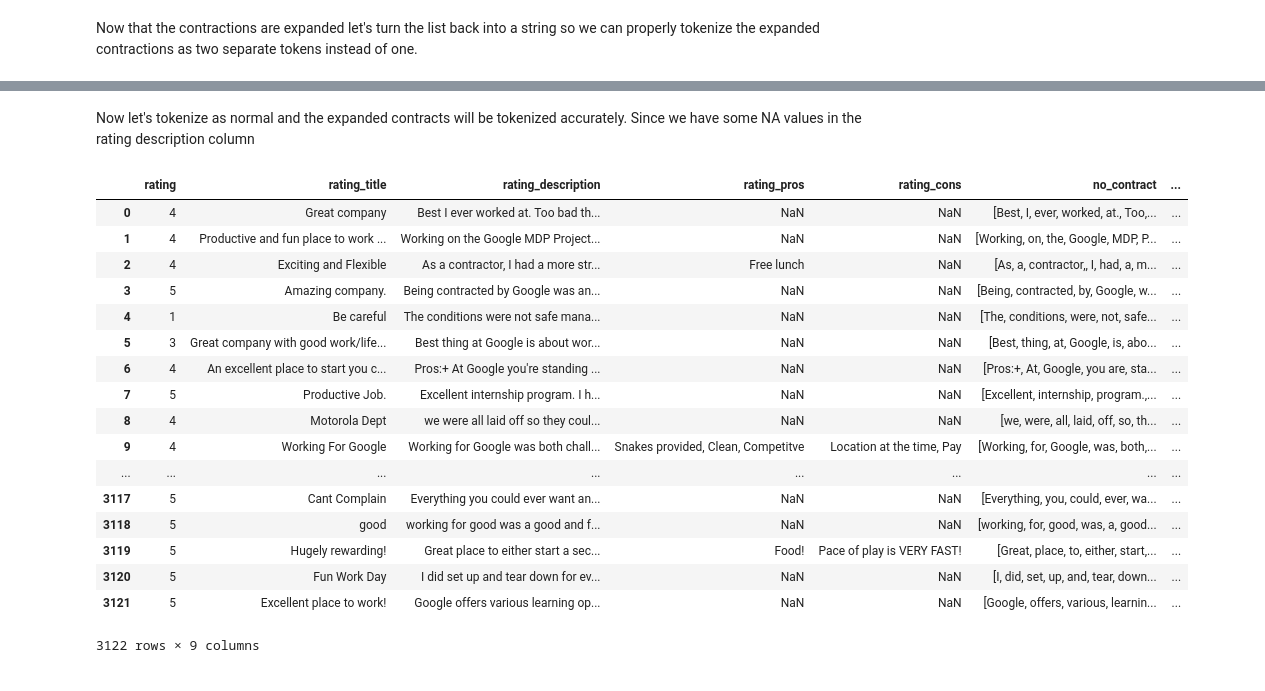
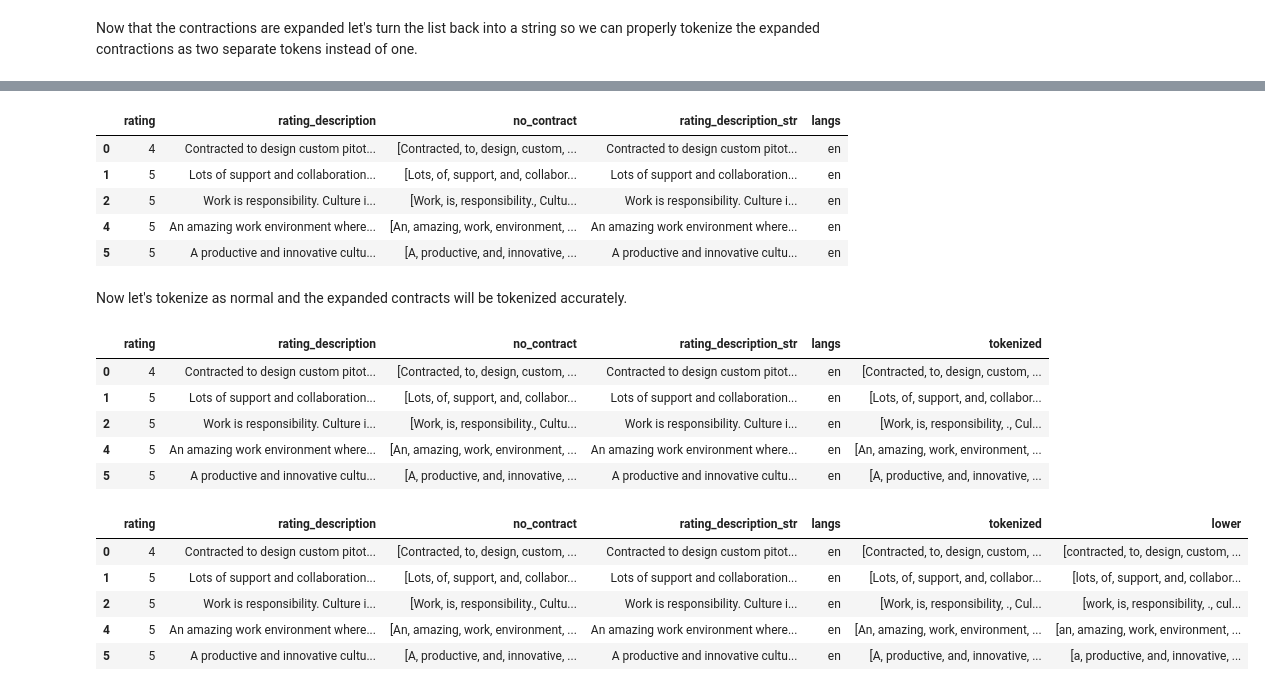
Before and after one commit to Kmysiak/NLP_Analysis, a Jupyter notebook: Indeed NLP Pre-Processing.ipynb, the cells around one changed output, grey strips where cells are left out. Drawn from its saved outputs; the diff is of its cells as text; code cells hidden in the pictures.

```diff
--- a/Indeed NLP Pre-Processing.ipynb
+++ b/Indeed NLP Pre-Processing.ipynb
@@ -110,4 +82,5 @@ df
 # %% [markdown]
 Now that the contractions are expanded let's turn the list back into a string so we can properly tokenize the expanded contractions as two separate tokens instead of one.
 # %%
- df['rating_description_list'] = [' '.join(map(str, l)) for l in df['no_contract']]
+rws['rating_description_str'] = [' '.join(map(str, l)) for l in rws['no_contract']]
+rws.head()
@@ -113,0 +94,15 @@ Now that the contractions are expanded let's turn the list back into a string so
+# %%
+# Language detection
+# download the pretrained model
+#  https://dl.fbaipublicfiles.com/fasttext/supervised-models/lid.176.bin
+pretrained_model = "lid.176.bin"
+model = fasttext.load_model(pretrained_model)
+
+langs = []
+for sent in rws['rating_description_str']:
+    lang = model.predict(sent)[0]
+    langs.append(str(lang)[11:13])
+
+rws['langs'] = langs
+
+rws.head()
@@ -114,2 +117,13 @@ Now that the contractions are expanded let's turn the list back into a string so
+# %%
+# removing non-english reviews
+rws = rws[rws['langs'] == 'en']
+rws.head()
+# %% [output]
+|  | rating | rating_description | no_contract | rating_description_str | langs |
+| 0 | 4 | Contracted to design custom pitot... | [Contracted, to, design, custom, ... | Contracted to design custom pitot... | en |
+| 1 | 5 | Lots of support and collaboration... | [Lots, of, support, and, collabor... | Lots of support and collaboration... | en |
+| 2 | 5 | Work is responsibility. Culture i... | [Work, is, responsibility., Cultu... | Work is responsibility. Culture i... | en |
+| 4 | 5 | An amazing work environment where... | [An, amazing, work, environment, ... | An amazing work environment where... | en |
+| 5 | 5 | A productive and innovative cultu... | [A, productive, and, innovative, ... | A productive and innovative cultu... | en |
 # %% [markdown]
-Now let's tokenize as normal and the expanded contracts will be tokenized accurately.  Since we have some NA values in the rating description column
+Now let's tokenize as normal and the expanded contracts will be tokenized accurately.
@@ -118,24 +130,22 @@ df['tokenized'] = df['rating_description_list'].apply(word_tokenize)
+# %%
+rws['tokenized'] = rws['rating_description_str'].apply(word_tokenize)
+rws.head()
+# %% [output]
+|  | rating | rating_description | no_contract | rating_description_str | langs | tokenized |
+| 0 | 4 | Contracted to design custom pitot... | [Contracted, to, design, custom, ... | Contracted to design custom pitot... | en | [Contracted, to, design, custom, ... |
+| 1 | 5 | Lots of support and collaboration... | [Lots, of, support, and, collabor... | Lots of support and collaboration... | en | [Lots, of, support, and, collabor... |
+| 2 | 5 | Work is responsibility. Culture i... | [Work, is, responsibility., Cultu... | Work is responsibility. Culture i... | en | [Work, is, responsibility, ., Cul... |
+| 4 | 5 | An amazing work environment where... | [An, amazing, work, environment, ... | An amazing work environment where... | en | [An, amazing, work, environment, ... |
+| 5 | 5 | A productive and innovative cultu... | [A, productive, and, innovative, ... | A productive and innovative cultu... | en | [A, productive, and, innovative, ... |
 # %%
-df['lower'] = df['tokenized'].apply(lambda x: [word.lower() for word in x])
-df
+rws['lower'] = rws['tokenized'].apply(lambda x: [word.lower() for word in x])
+rws.head()
 # %% [output]
-|  | rating | rating_title | rating_description | rating_pros | rating_cons | no_contract | ... |
-| 0 | 4 | Great company | Best I ever worked at. Too bad th... | NaN | NaN | [Best, I, ever, worked, at., Too,... | ... |
-| 1 | 4 | Productive and fun place to work ... | Working on the Google MDP Project... | NaN | NaN | [Working, on, the, Google, MDP, P... | ... |
-| 2 | 4 | Exciting and Flexible | As a contractor, I had a more str... | Free lunch | NaN | [As, a, contractor,, I, had, a, m... | ... |
-| 3 | 5 | Amazing company. | Being contracted by Google was an... | NaN | NaN | [Being, contracted, by, Google, w... | ... |
-| 4 | 1 | Be careful | The conditions were not safe mana... | NaN | NaN | [The, conditions, were, not, safe... | ... |
-| 5 | 3 | Great company with good work/life... | Best thing at Google is about wor... | NaN | NaN | [Best, thing, at, Google, is, abo... | ... |
-| 6 | 4 | An excellent place to start you c... | Pros:+ At Google you're standing ... | NaN | NaN | [Pros:+, At, Google, you are, sta... | ... |
-| 7 | 5 | Productive Job. | Excellent internship program. I h... | NaN | NaN | [Excellent, internship, program.,... | ... |
-| 8 | 4 | Motorola Dept | we were all laid off so they coul... | NaN | NaN | [we, were, all, laid, off, so, th... | ... |
-| 9 | 4 | Working For Google | Working for Google was both chall... | Snakes provided, Clean, Competitve | Location at the time, Pay | [Working, for, Google, was, both,... | ... |
-| ... | ... | ... | ... | ... | ... | ... | ... |
-| 3117 | 5 | Cant Complain | Everything you could ever want an... | NaN | NaN | [Everything, you, could, ever, wa... | ... |
-| 3118 | 5 | good | working for good was a good and f... | NaN | NaN | [working, for, good, was, a, good... | ... |
-| 3119 | 5 | Hugely rewarding! | Great place to either start a sec... | Food! | Pace of play is VERY FAST! | [Great, place, to, either, start,... | ... |
-| 3120 | 5 | Fun Work Day | I did set up and tear down for ev... | NaN | NaN | [I, did, set, up, and, tear, down... | ... |
-| 3121 | 5 | Excellent place to work! | Google offers various learning op... | NaN | NaN | [Google, offers, various, learnin... | ... |
+|  | rating | rating_description | no_contract | rating_description_str | langs | tokenized | lower |
+| 0 | 4 | Contracted to design custom pitot... | [Contracted, to, design, custom, ... | Contracted to design custom pitot... | en | [Contracted, to, design, custom, ... | [contracted, to, design, custom, ... |
+| 1 | 5 | Lots of support and collaboration... | [Lots, of, support, and, collabor... | Lots of support and collaboration... | en | [Lots, of, support, and, collabor... | [lots, of, support, and, collabor... |
+| 2 | 5 | Work is responsibility. Culture i... | [Work, is, responsibility., Cultu... | Work is responsibility. Culture i... | en | [Work, is, responsibility, ., Cul... | [work, is, responsibility, ., cul... |
+| 4 | 5 | An amazing work environment where... | [An, amazing, work, environment, ... | An amazing work environment where... | en | [An, amazing, work, environment, ... | [an, amazing, work, environment, ... |
+| 5 | 5 | A productive and innovative cultu... | [A, productive, and, innovative, ... | A productive and innovative cultu... | en | [A, productive, and, innovative, ... | [a, productive, and, innovative, ... |
-3122 rows × 9 columns
 # %%
 punc = string.punctuation
```
Also changed, not shown: parts of 75 cells of this notebook, 1 other file.
